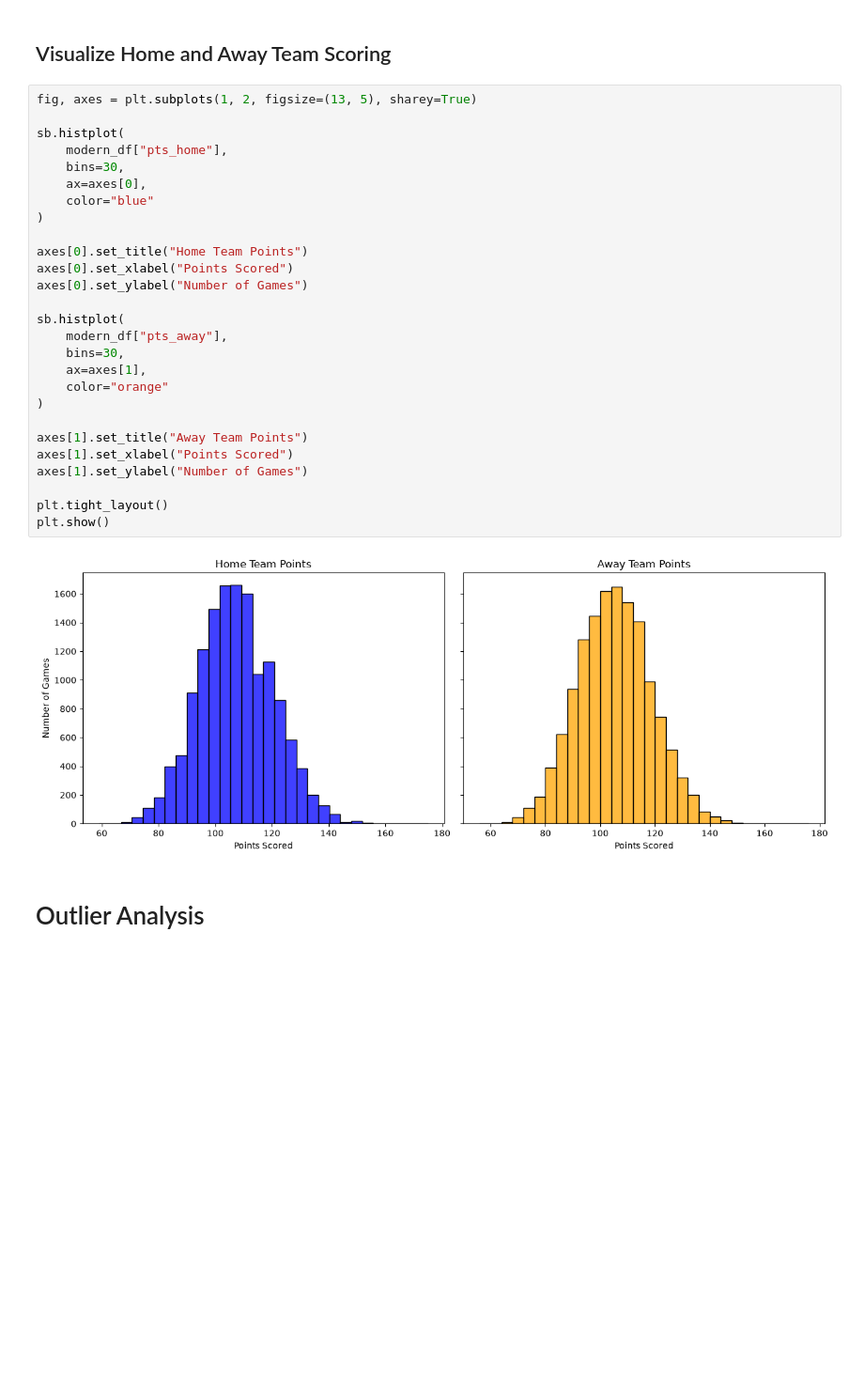
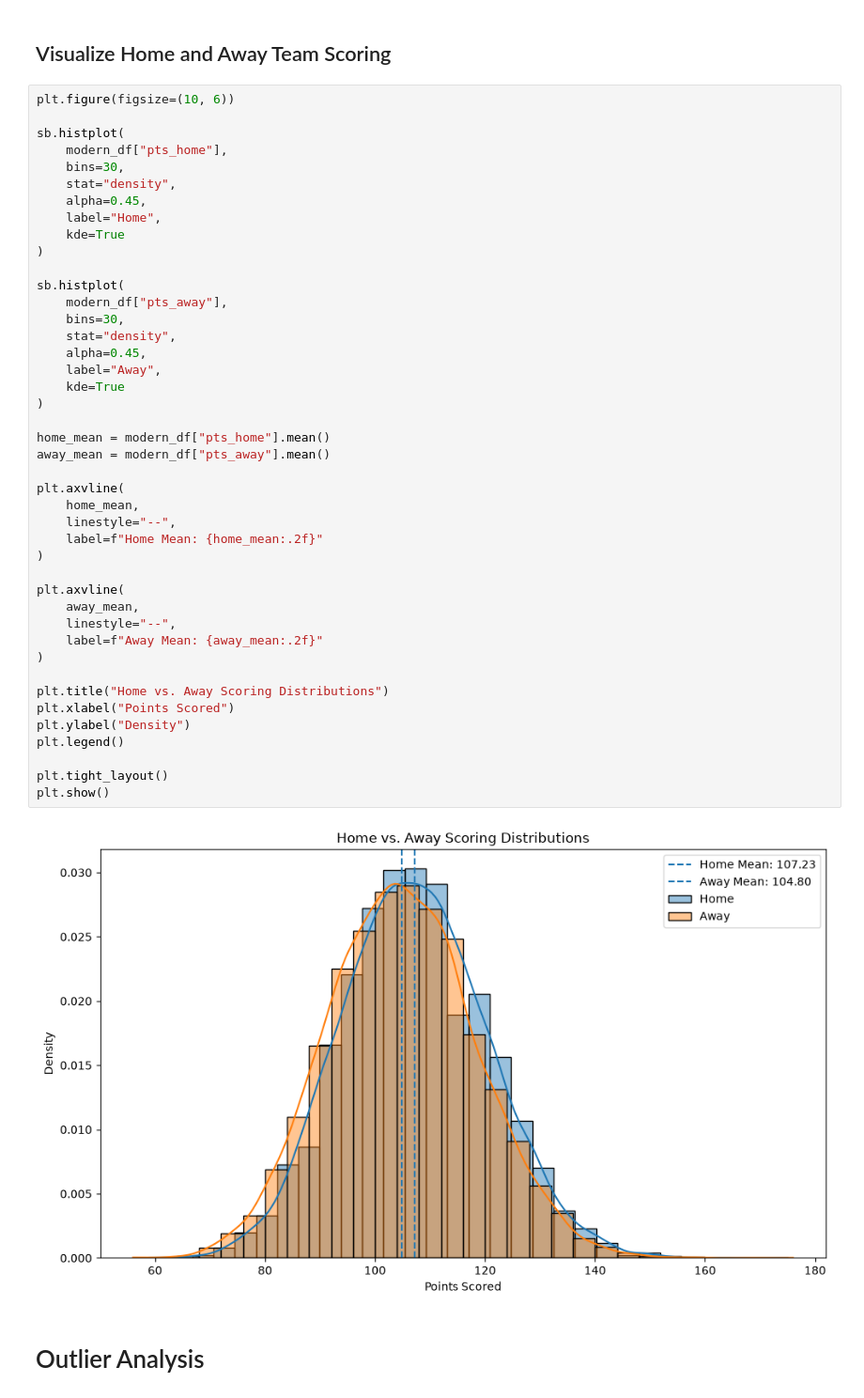
Before and after one commit to Gnot727/NBA-Prediction, a Jupyter notebook: notebooks/01_data_exploration.ipynb, the cells around one changed output. Shown at 94% size. Drawn from its saved outputs; the diff is of its cells as text; blank space fills up the shorter version.

```diff
--- a/notebooks/01_data_exploration.ipynb
+++ b/notebooks/01_data_exploration.ipynb
@@ -228,34 +283,50 @@ display(scoring_stats.round(2))
 # %% [markdown]
 ## Visualize Home and Away Team Scoring
 # %%
-fig, axes = plt.subplots(1, 2, figsize=(13, 5), sharey=True)
+plt.figure(figsize=(10, 6))
 
 sb.histplot(
     modern_df["pts_home"],
     bins=30,
-    ax=axes[0],
-    color="blue"
+    stat="density",
+    alpha=0.45,
+    label="Home",
+    kde=True
 )
-
-axes[0].set_title("Home Team Points")
-axes[0].set_xlabel("Points Scored")
-axes[0].set_ylabel("Number of Games")
 
 sb.histplot(
     modern_df["pts_away"],
     bins=30,
-    ax=axes[1],
-    color="orange"
+    stat="density",
+    alpha=0.45,
+    label="Away",
+    kde=True
 )
 
-axes[1].set_title("Away Team Points")
-axes[1].set_xlabel("Points Scored")
-axes[1].set_ylabel("Number of Games")
+home_mean = modern_df["pts_home"].mean()
+away_mean = modern_df["pts_away"].mean()
+
+plt.axvline(
+    home_mean,
+    linestyle="--",
+    label=f"Home Mean: {home_mean:.2f}"
+)
+
+plt.axvline(
+    away_mean,
+    linestyle="--",
+    label=f"Away Mean: {away_mean:.2f}"
+)
+
+plt.title("Home vs. Away Scoring Distributions")
+plt.xlabel("Points Scored")
+plt.ylabel("Density")
+plt.legend()
 
 plt.tight_layout()
 plt.show()
 # %% [output]
-[figure, old version]
+[figure, new version]
 # %% [markdown]
 # Outlier Analysis
 # %% [markdown]
```
Also changed, not shown: parts of 2 cells of this notebook.
